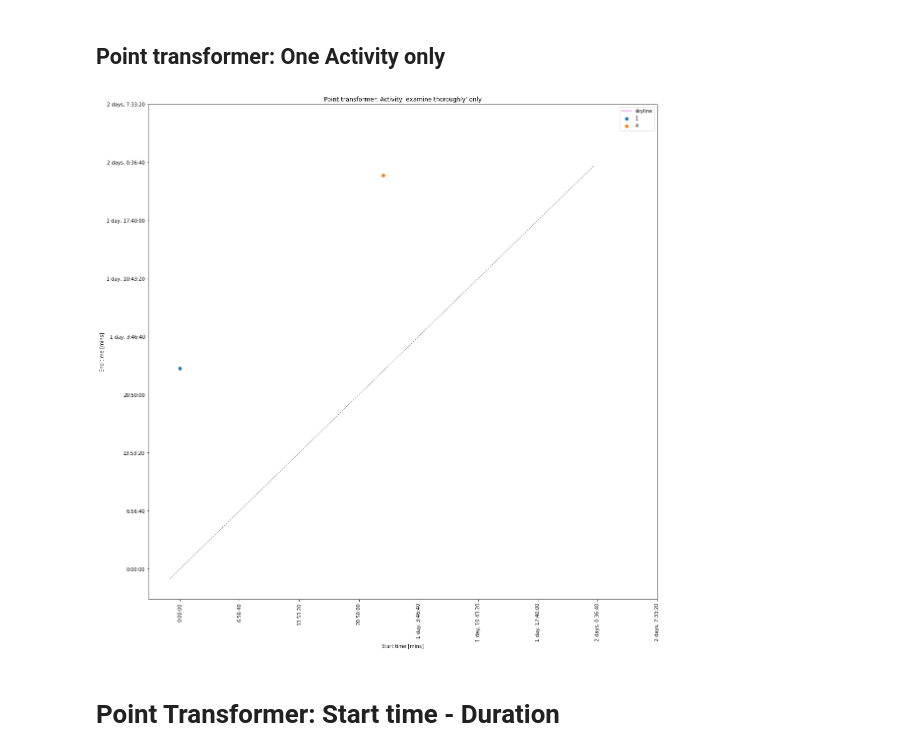
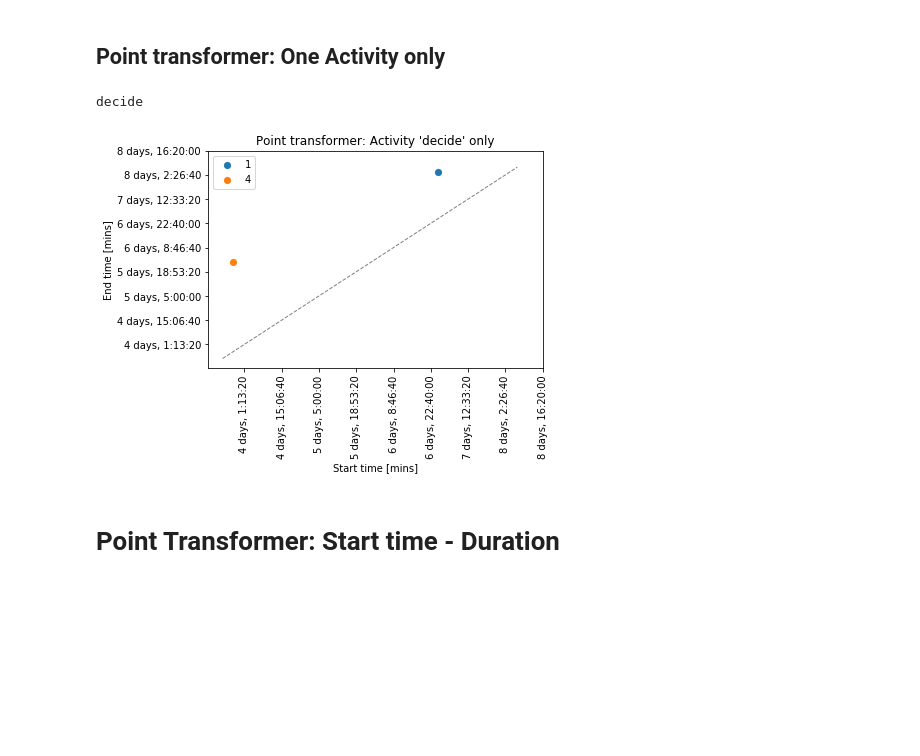
Before and after one commit to andreamalhera/perfSky, a Jupyter notebook: notebooks/pointTransformer.ipynb, the cells around one changed output. Drawn from its saved outputs; the diff is of its cells as text; code cells hidden in the pictures; blank space fills up the shorter version.

```diff
--- a/notebooks/pointTransformer.ipynb
+++ b/notebooks/pointTransformer.ipynb
@@ -25,9 +25,8 @@ print(csv_list)
 appended['start_time'] = pd.to_datetime(appended['start_time'], format="%Y-%m-%d %H:%M:%S").sort_values()
 appended['end_time'] = pd.to_datetime(appended['end_time'], format="%Y-%m-%d %H:%M:%S").sort_values()
 appended = appended.sort_values(by=['start_time'], ascending=True)
-
-print(len(appended))
-appended.head()
+appended['case'] = appended.apply(lambda row: str(row['case']), axis=1)
+appended
 # %% [output]
 Preprocessing...  /usr/local/trustyou/home/andream/nfs/processmining//catts_semicolon-running-example-just-two-cases.csv
 ['catts_semicolon-running-example-just-two-cases.csv']
@@ -153,3 +149,33 @@ def get_color_from_label(label, color):
+# %%
+def get_time_list_from_seconds(list):
+    result = []
+    for item in list:
+        if item < 0:
+            result.append('')
+        else:
+            result.append(datetime.timedelta(seconds=item))
+    return result
+
+def get_color_from_label(label, color):
+    return color
+
+import matplotlib.pyplot as plt
+import matplotlib.lines as mlines
+
+def newline(p1, p2):
+    ax = plt.gca()
+    xmin, xmax = ax.get_xbound()
+
+    if(p2[0] == p1[0]):
+        xmin = xmax = p1[0]
+        ymin, ymax = ax.get_ybound()
+    else:
+        ymax = p1[1]+(p2[1]-p1[1])/(p2[0]-p1[0])*(xmax-p1[0])
+        ymin = p1[1]+(p2[1]-p1[1])/(p2[0]-p1[0])*(xmin-p1[0])
+
+    l = mlines.Line2D([xmin,xmax], [ymin,ymax], color='grey', linestyle='--', linewidth=1)
+    ax.add_line(l)
+    return l
 # %%
 import time
 
@@ -177,8 +212,8 @@ def get_skyline_points(df):
             max_x.append(maxi)
             max_y.append(mayi)
 
-    skyline = pd.DataFrame({'x':max_x, 'y':max_y})
-    skyline = skyline.drop_duplicates().reset_index()[['x','y']]
+    skyline = pd.DataFrame({'num_start':max_x, 'num_end':max_y})
+    skyline = skyline.drop_duplicates().reset_index()[['num_start','num_end']]
 
     return skyline
 
@@ -346,7 +384,9 @@ plot_point_transformer('Point transformer: Average trace from all activities', s
 # %% [markdown]
 ## Point transformer: One Activity only
 # %%
-plot_point_transformer('Point transformer: Activity \''+ str(snippet['activity'][0]) + '\' only', snippet , flavor='oneact', size=1, draw_traces=1)
+print(df['activity'][8])
+plot_point_transformer('Point transformer: Activity \''+ str(snippet['activity'][8]) + '\' only', snippet , flavor='oneact', activity=df['activity'][8],draw_traces=1)
 # %% [output]
+decide
-[figure, old version]
+[figure, new version]
 # %%
```
Also changed, not shown: parts of 14 cells of this notebook, 1 other file.
